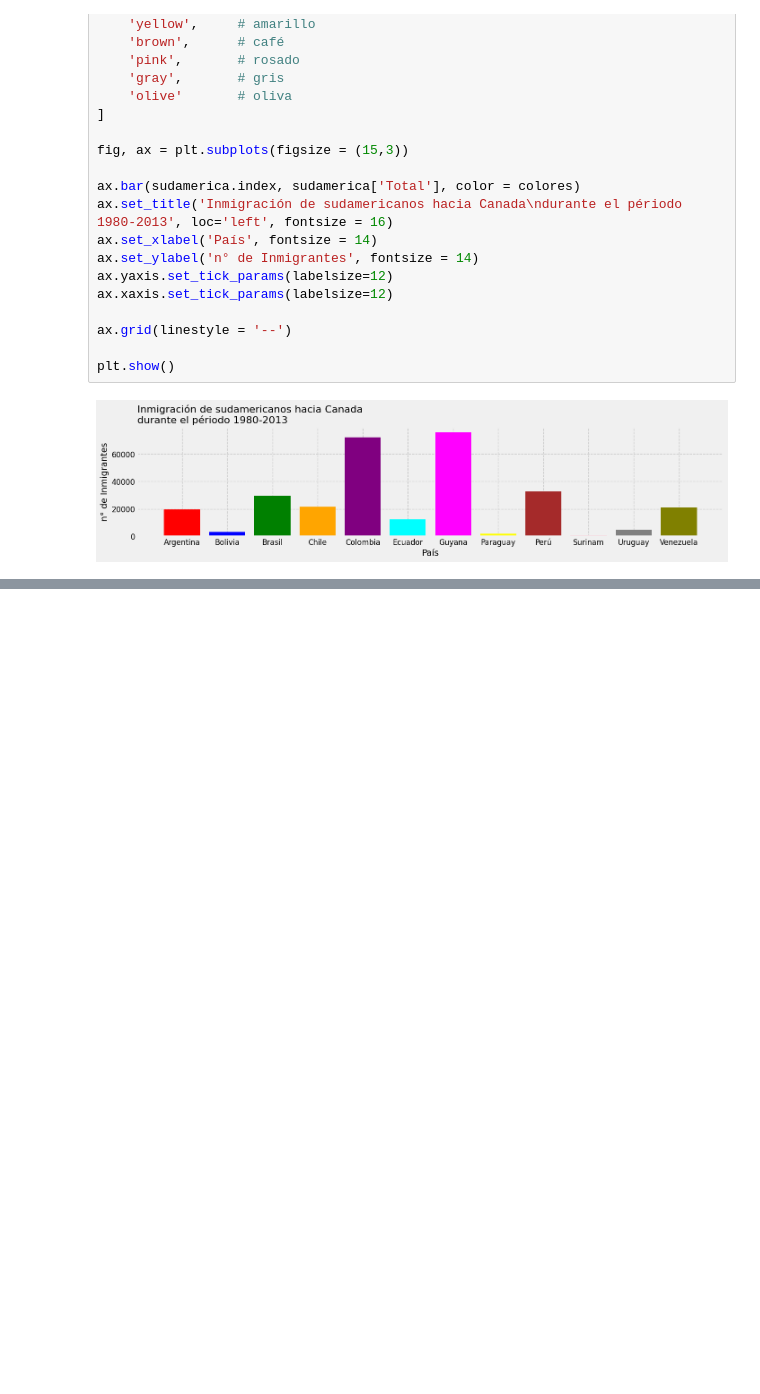
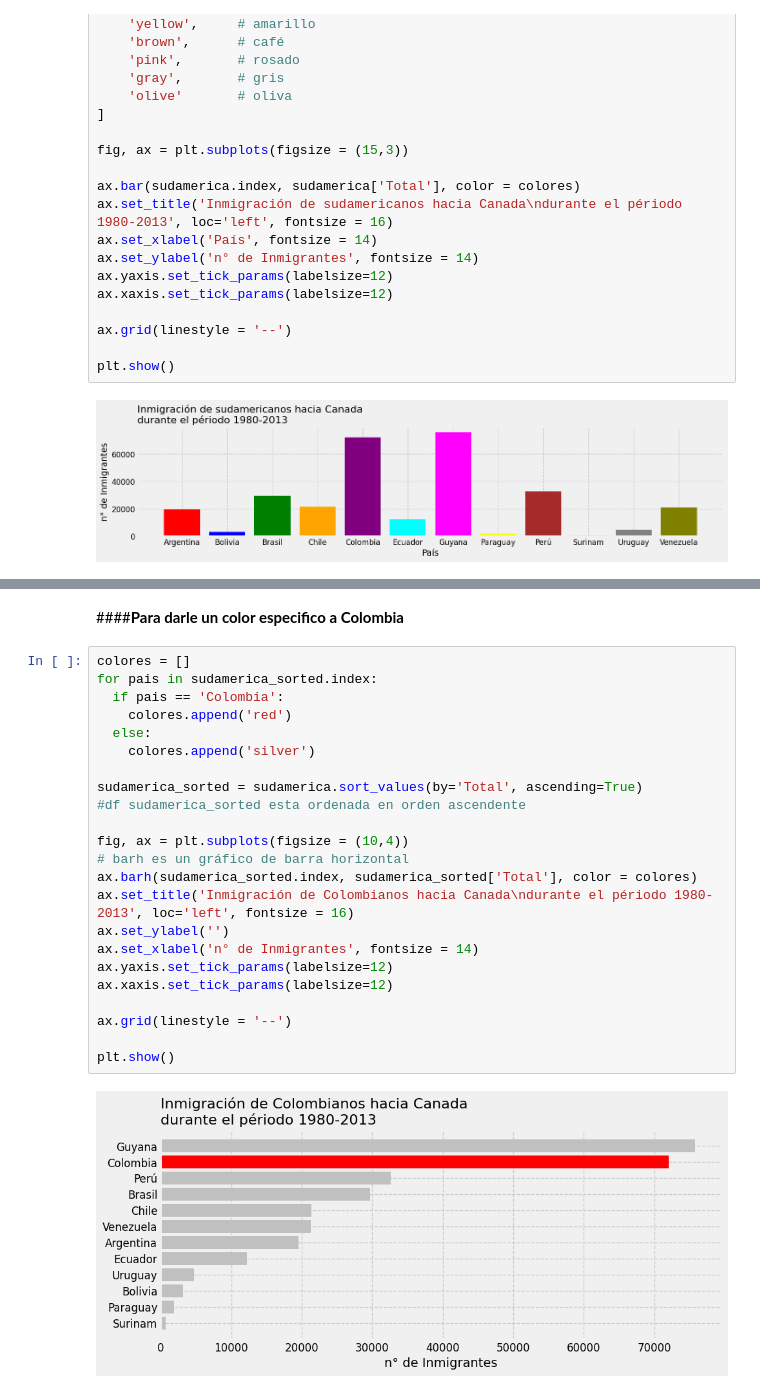
Before and after one commit to Nataliahfk/visualizacion_datos_graficos_python, a Jupyter notebook: visualizacion_de_datos_con_graficos_python.ipynb, the cells around one changed output, grey strips where cells are left out. Saved outputs shown, nothing was run; the diff lists cells and outputs as text; blank space fills up the shorter version.

```diff
--- a/visualizacion_de_datos_con_graficos_python.ipynb
+++ b/visualizacion_de_datos_con_graficos_python.ipynb
@@ -547,0 +597,27 @@ plt.show()
+# %% [markdown]
+####**Para darle un color especifico a Colombia**
+# %%
+colores = []
+for pais in sudamerica_sorted.index:
+  if pais == 'Colombia':
+    colores.append('red')
+  else:
+    colores.append('silver')
+
+sudamerica_sorted = sudamerica.sort_values(by='Total', ascending=True)
+#df sudamerica_sorted esta ordenada en orden ascendente
+
+fig, ax = plt.subplots(figsize = (10,4))
+# barh es un gráfico de barra horizontal
+ax.barh(sudamerica_sorted.index, sudamerica_sorted['Total'], color = colores)
+ax.set_title('Inmigración de Colombianos hacia Canada\ndurante el périodo 1980-2013', loc='left', fontsize = 16)
+ax.set_ylabel('')
+ax.set_xlabel('n° de Inmigrantes', fontsize = 14)
+ax.yaxis.set_tick_params(labelsize=12)
+ax.xaxis.set_tick_params(labelsize=12)
+
+ax.grid(linestyle = '--')
+
+plt.show()
+# %% [output]
+[figure, added]
```
Also changed, not shown: parts of 2 cells of this notebook.
